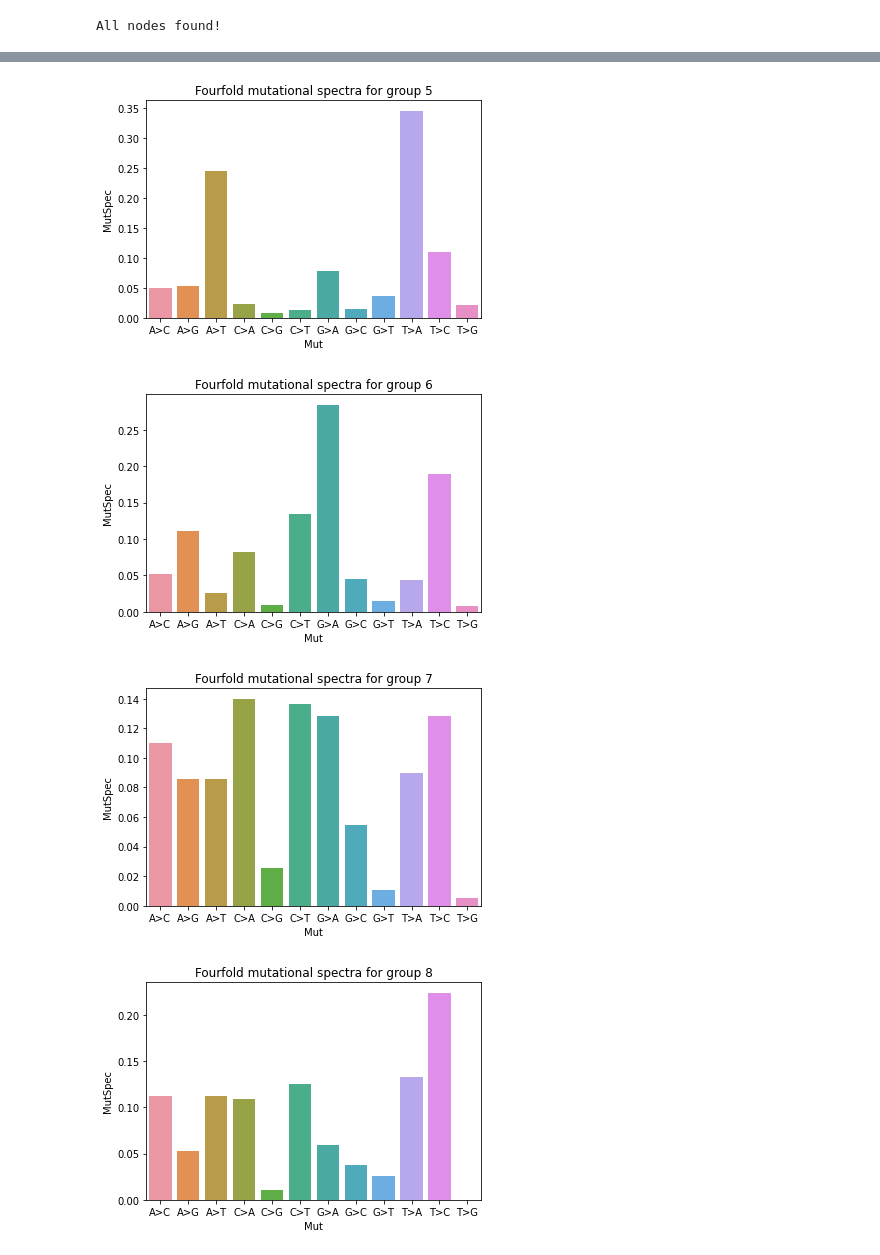
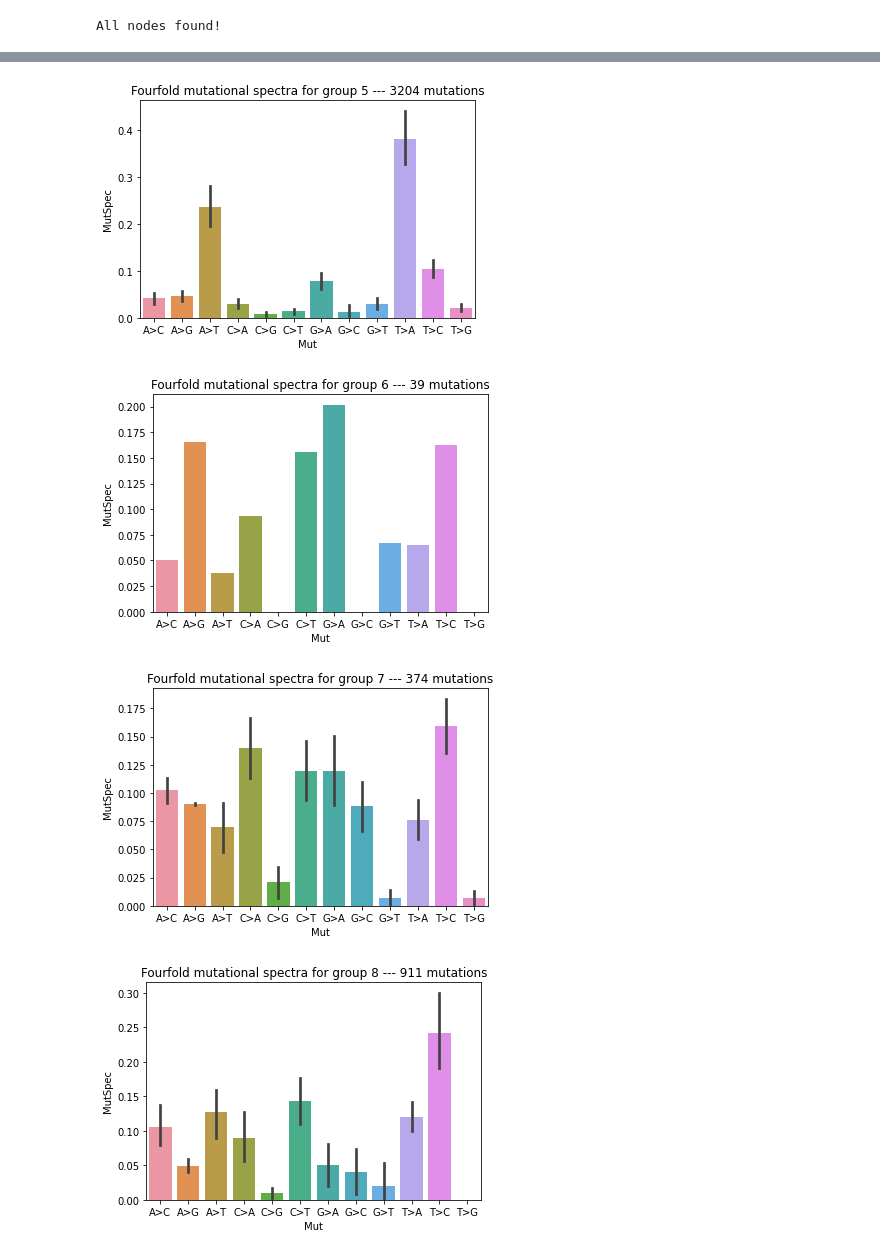
Before and after one commit to kpotoh/birds, a Jupyter notebook: nb/mut_extraction_nematoda.ipynb, the cells around one changed output, grey strips where cells are left out. Cells and saved outputs as stored; diff of their text form; code cells hidden in the pictures.

Commit message:
update group plots

```diff
--- a/nb/mut_extraction_nematoda.ipynb
+++ b/nb/mut_extraction_nematoda.ipynb
@@ -200,9 +203,10 @@ print("All nodes found!")
 # %% [output]
 All nodes found!
 # %%
-def get_joined_mutspec(edge_mutspec, groups):
+def get_joined_mutspec(edge_mutspec, groups, sim_cutoff=0.8):
     """ Join mutspec of edges by groups"""
-    gr_mutspec_all = dict()
+    # gr_mutspec = dict()
+    gr_mutspec = []
     for gr_num, gr in groups.items():
         pruned_tree = tree.copy()
         pruned_tree.prune(gr)
@@ -225,17 +229,22 @@ def get_joined_mutspec(edge_mutspec, groups):
                 sim = 1 - spatial.distance.cosine(sms1, sms2)
                 one_sims.append(sim)
 
-            if np.mean(one_sims) < 0.78:
+            if np.mean(one_sims) < sim_cutoff:
                 print(f"Drop node {node1} from group {gr_num} with average similarity to other nodes {np.mean(one_sims):.2f}")
                 to_drop.append(node1)
 
         full_gr = set(full_gr).difference(to_drop)
         gr_ms = edge_mutspec[edge_mutspec["AltNode"].isin(full_gr)]
-        gr_ms_joined = gr_ms.groupby("Mut")[["ObsFr", "Divisor"]].sum().reset_index()
-        gr_ms_joined["RawMutSpec"] = gr_ms_joined.ObsFr / gr_ms_joined.Divisor
-        gr_ms_joined["MutSpec"] = gr_ms_joined["RawMutSpec"] / gr_ms_joined["RawMutSpec"].sum()
-        gr_mutspec_all[gr_num] = gr_ms_joined
-    return gr_mutspec_all
+        gr_ms["Group"] = gr_num
+        gr_mutspec.append(gr_ms)
+
+        # gr_ms_joined = gr_ms.groupby("Mut")[["ObsFr", "Divisor"]].sum().reset_index()
+        # gr_ms_joined["RawMutSpec"] = gr_ms_joined.ObsFr / gr_ms_joined.Divisor
+        # gr_ms_joined["MutSpec"] = gr_ms_joined["RawMutSpec"] / gr_ms_joined["RawMutSpec"].sum()
+        # gr_mutspec[gr_num] = gr_ms_joined
+
+    gr_mutspec_df = pd.concat(gr_mutspec)
+    return gr_mutspec_df
 # %%
 gr_mutspec_all = get_joined_mutspec(edge_mutspec_all, groups)
 # %% [output]
@@ -377,7 +335,8 @@ Group   Similarity to mean tree MutSpec
 # %%
-for gr_num in gr_mutspec_ff:
-    ms = gr_mutspec_ff[gr_num]
-    sns.barplot(x="Mut", y="MutSpec", data=ms, order=sorted(edge_mutspec_all.Mut.unique()));
-    plt.title(f"Fourfold mutational spectra for group {gr_num}")
+for gr_num in gr_mutspec_ff.Group.unique():
+    ms = gr_mutspec_ff[gr_mutspec_ff.Group == gr_num]
+    mut_num = ms.ObsFr.sum()
+    sns.barplot(x="Mut", y="MutSpec", data=ms, order=possible_sbs12)
+    plt.title(f"Fourfold mutational spectra for group {gr_num} --- {mut_num} mutations")
     plt.show()
 # %% [output]
@@ -388,4 +347,4 @@ for gr_num in gr_mutspec_ff:
-[figure, old version]
+[figure, new version]
-[figure, old version]
+[figure, new version]
-[figure, old version]
+[figure, new version]
-[figure, old version]
+[figure, new version]
```
Also changed, not shown: parts of 8 cells of this notebook.
